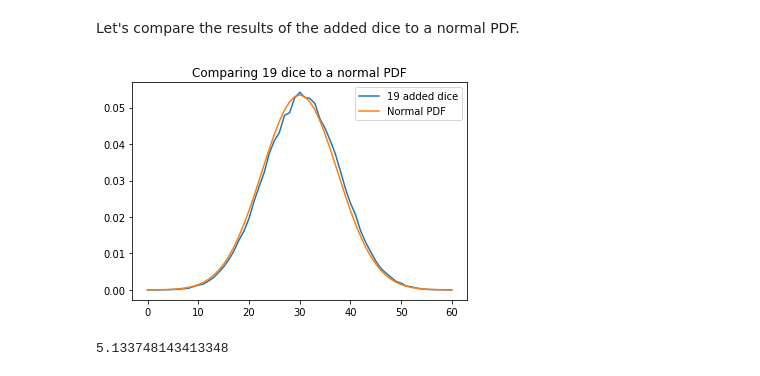
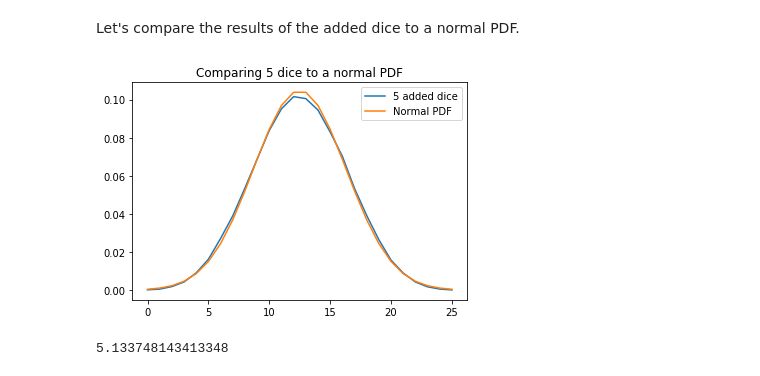
Before and after one commit to fredrikwahlberg/5LN445, a Jupyter notebook: Statistics.ipynb, the cells around one changed output. Saved outputs shown, nothing was run; the diff lists cells and outputs as text; code cells hidden in the pictures.

```diff
--- a/Statistics.ipynb
+++ b/Statistics.ipynb
@@ -46,20 +46,20 @@ plt.show()
 # %% [markdown]
 Let's compare the results of the added dice to a normal PDF.
 # %%
-n_dice = 19
+n_dice = 5
 
 from scipy.stats import norm
 
 plt.figure()
 plt.title("Comparing %i dice to a normal PDF" % n_dice)
 y = H[n_dice-1]
 x = np.asarray(range(len(y)), dtype=np.float)
 plt.plot(x, y, label="%i added dice" % n_dice)
 plt.plot(x, norm.pdf(x, np.mean(x), np.sqrt(np.sum(y/np.sum(y)*((x-np.mean(x))**2)))), label='Normal PDF')
 plt.legend()
 plt.show()
 # %% [output]
-[figure, old version]
+[figure, new version]
 # %%
 # %% [output]
 5.133748143413348
```
Also changed, not shown: parts of 5 cells of this notebook.
